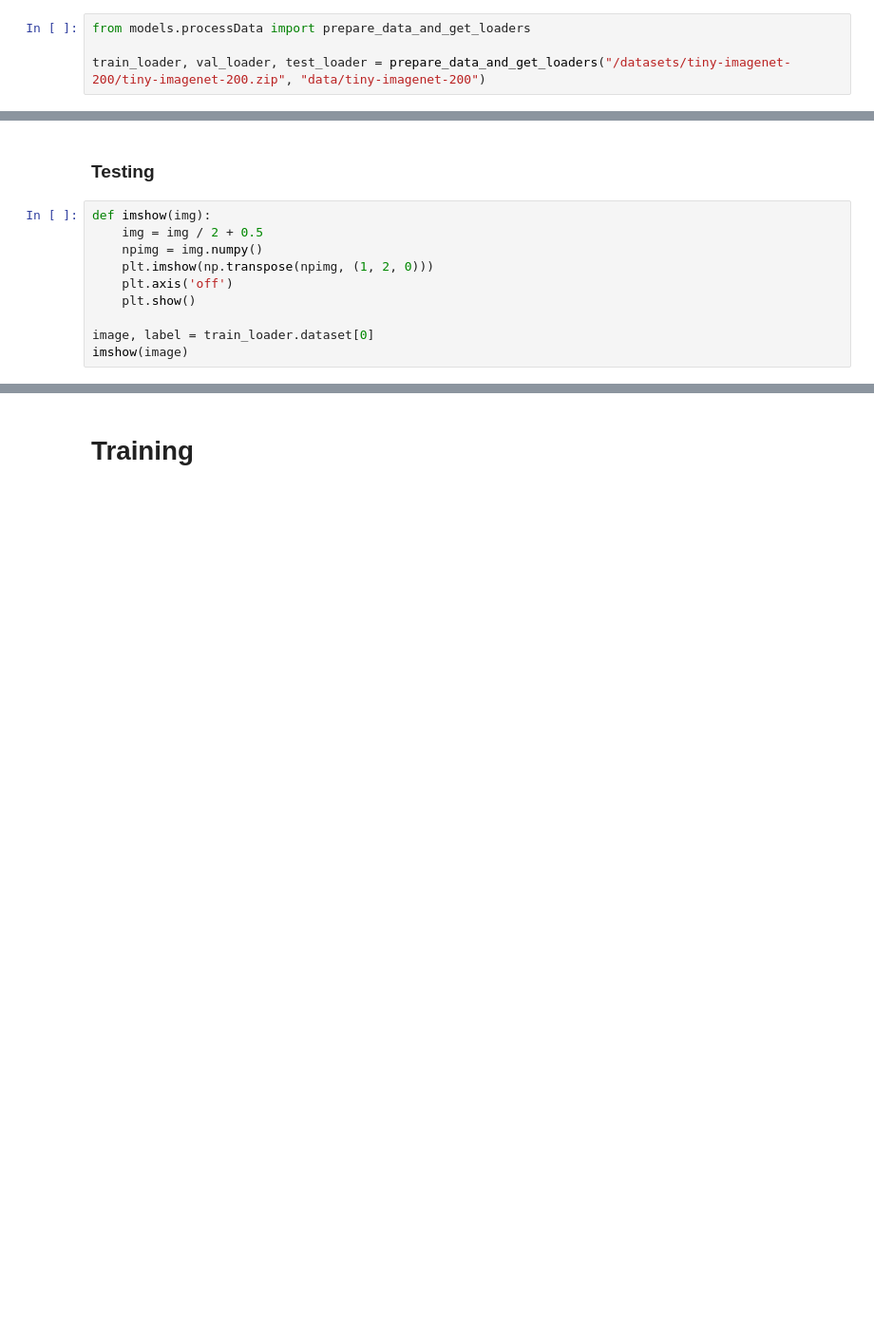
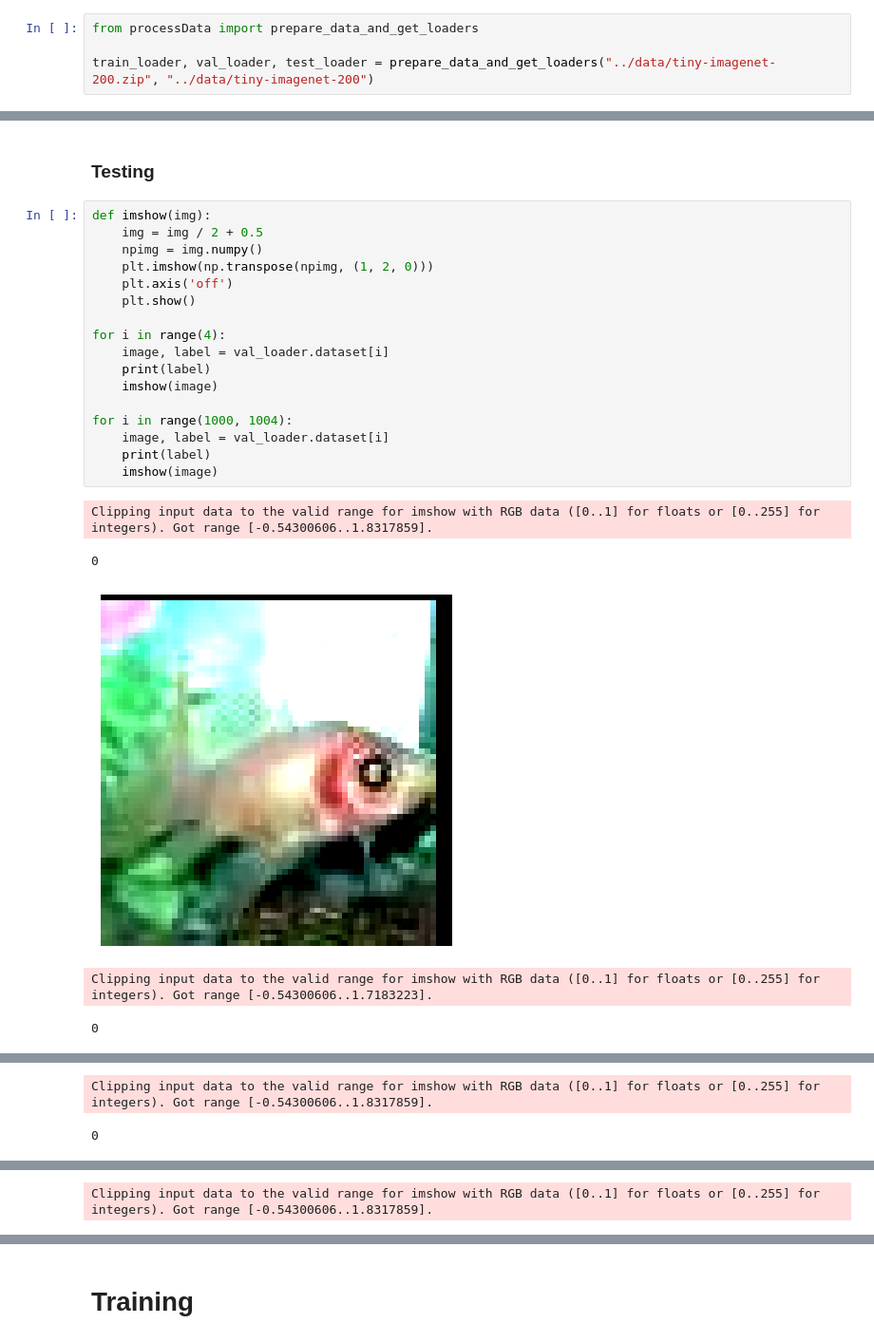
Before and after one commit to SeyaSchmassmann/wods, a Jupyter notebook: models/CvT-SimplifiedEmbedding.ipynb, the cells around one changed output, grey strips where cells are left out. Shown at 95% size. Cells and saved outputs as stored; diff of their text form; blank space fills up the shorter version.

```diff
--- a/models/CvT-SimplifiedEmbedding.ipynb
+++ b/models/CvT-SimplifiedEmbedding.ipynb
@@ -142,6 +206,6 @@ print("Output shape is as expected:", output.shape)
 # %% [markdown]
 # Dataset
 # %%
-from models.processData import prepare_data_and_get_loaders
+from processData import prepare_data_and_get_loaders
 
-train_loader, val_loader, test_loader = prepare_data_and_get_loaders("/datasets/tiny-imagenet-200/tiny-imagenet-200.zip", "data/tiny-imagenet-200")
+train_loader, val_loader, test_loader = prepare_data_and_get_loaders("../data/tiny-imagenet-200.zip", "../data/tiny-imagenet-200")
@@ -150,10 +216,23 @@ train_loader, val_loader, test_loader = prepare_data_and_get_loaders("/datasets/
 # %%
 def imshow(img):
     img = img / 2 + 0.5
     npimg = img.numpy()
     plt.imshow(np.transpose(npimg, (1, 2, 0)))
     plt.axis('off')
     plt.show()
 
-image, label = train_loader.dataset[0]
-imshow(image)
+for i in range(4):
+    image, label = val_loader.dataset[i]
+    print(label)
+    imshow(image)
+
+for i in range(1000, 1004):
+    image, label = val_loader.dataset[i]
+    print(label)
+    imshow(image)
+# %% [output]
+Clipping input data to the valid range for imshow with RGB data ([0..1] for floats or [0..255] for integers). Got range [-0.54300606..1.8317859].
+0
+[figure, added]
+Clipping input data to the valid range for imshow with RGB data ([0..1] for floats or [0..255] for integers). Got range [-0.54300606..1.7183223].
+0
@@ -159,0 +240,2 @@ imshow(image)
+Clipping input data to the valid range for imshow with RGB data ([0..1] for floats or [0..255] for integers). Got range [-0.54300606..1.8317859].
+0
@@ -159,0 +243 @@ imshow(image)
+Clipping input data to the valid range for imshow with RGB data ([0..1] for floats or [0..255] for integers). Got range [-0.54300606..1.8317859].
```
Also changed, not shown: parts of 12 cells of this notebook, 3 other files.
